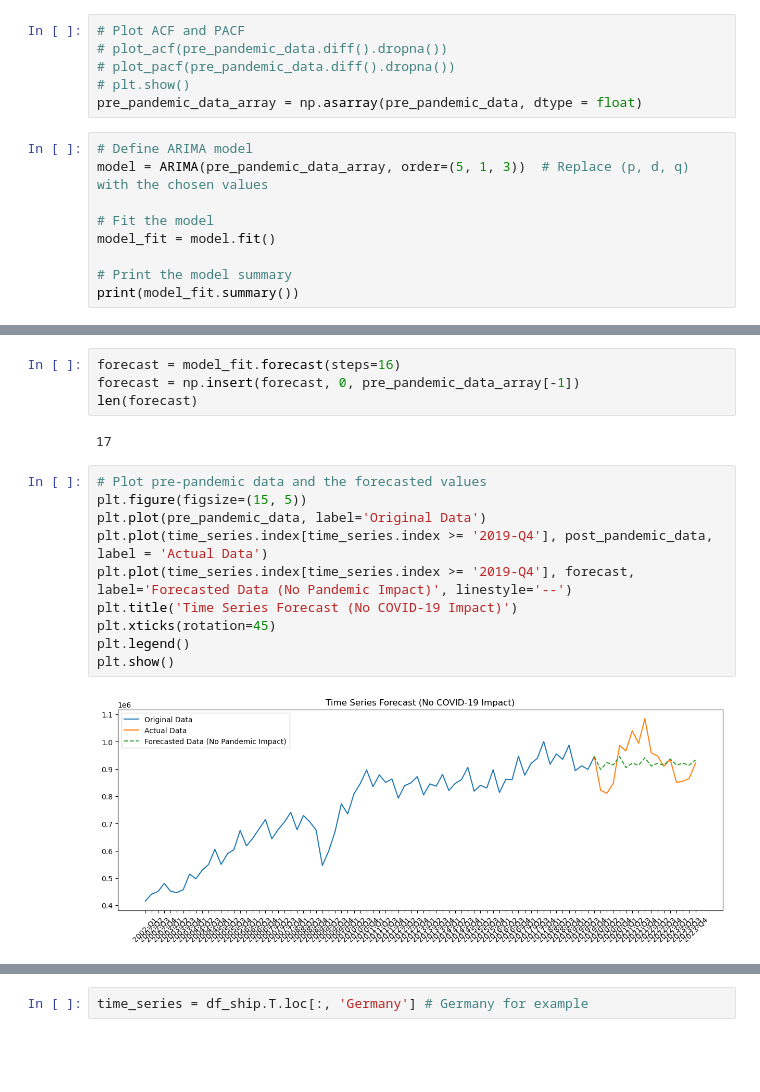
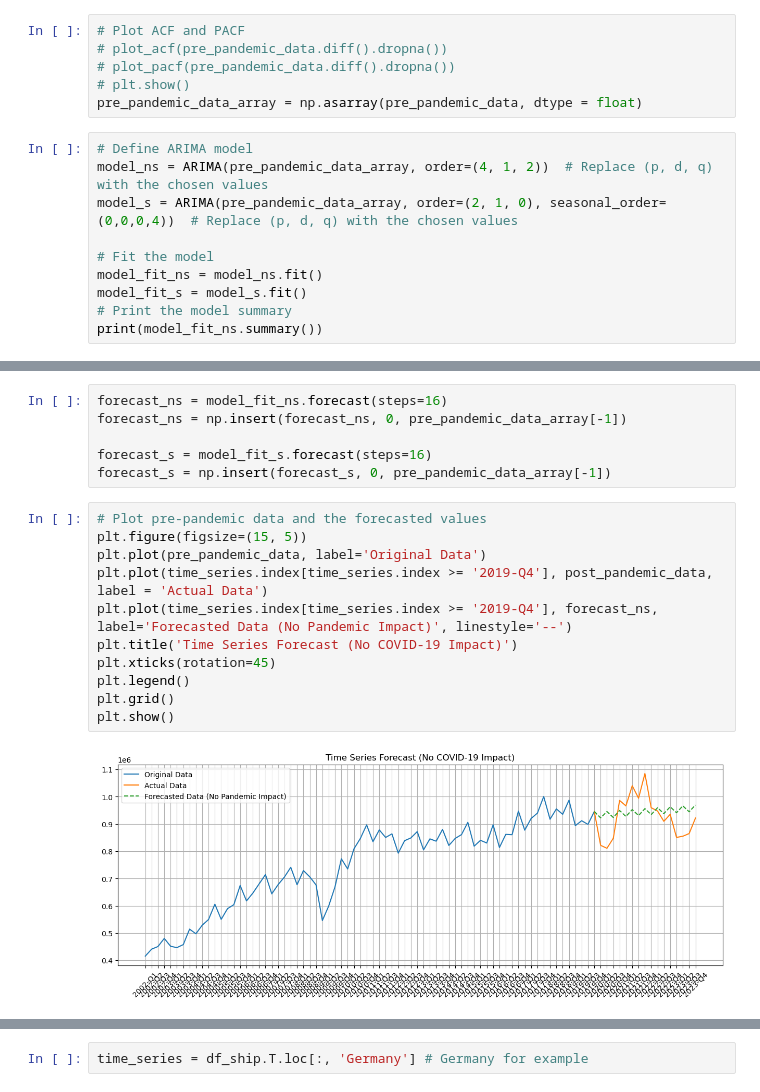
Before and after one commit to YJLinatTILTUD/TIL6022Group8, a Jupyter notebook: forecast.ipynb, the cells around one changed output, grey strips where cells are left out. Cells and saved outputs as stored; diff of their text form; blank space fills up the shorter version.

Commit message:
add seasonal forecast, and fix file names in notebook

```diff
--- a/forecast.ipynb
+++ b/forecast.ipynb
@@ -295,11 +295,12 @@ p-value: 0.004293957157136176
 pre_pandemic_data_array = np.asarray(pre_pandemic_data, dtype = float)
 # %%
 # Define ARIMA model
-model = ARIMA(pre_pandemic_data_array, order=(5, 1, 3))  # Replace (p, d, q) with the chosen values
+model_ns = ARIMA(pre_pandemic_data_array, order=(4, 1, 2))  # Replace (p, d, q) with the chosen values
+model_s = ARIMA(pre_pandemic_data_array, order=(2, 1, 0), seasonal_order=(0,0,0,4))  # Replace (p, d, q) with the chosen values
 
 # Fit the model
-model_fit = model.fit()
-
+model_fit_ns = model_ns.fit()
+model_fit_s = model_s.fit()
 # Print the model summary
-print(model_fit.summary())
+print(model_fit_ns.summary())
 # %% [output]
@@ -324,18 +328,19 @@ Warnings:
 # %%
-forecast = model_fit.forecast(steps=16)
-forecast = np.insert(forecast, 0, pre_pandemic_data_array[-1])
-len(forecast)
+forecast_ns = model_fit_ns.forecast(steps=16)
+forecast_ns = np.insert(forecast_ns, 0, pre_pandemic_data_array[-1])
+
+forecast_s = model_fit_s.forecast(steps=16)
+forecast_s = np.insert(forecast_s, 0, pre_pandemic_data_array[-1])
-# %% [output]
-17
 # %%
 # Plot pre-pandemic data and the forecasted values
 plt.figure(figsize=(15, 5))
 plt.plot(pre_pandemic_data, label='Original Data')
 plt.plot(time_series.index[time_series.index >= '2019-Q4'], post_pandemic_data, label = 'Actual Data')
-plt.plot(time_series.index[time_series.index >= '2019-Q4'], forecast, label='Forecasted Data (No Pandemic Impact)', linestyle='--')
+plt.plot(time_series.index[time_series.index >= '2019-Q4'], forecast_ns, label='Forecasted Data (No Pandemic Impact)', linestyle='--')
 plt.title('Time Series Forecast (No COVID-19 Impact)')
 plt.xticks(rotation=45)
 plt.legend()
+plt.grid()
 plt.show()
 # %% [output]
-[figure, old version]
+[figure, new version]
```
Also changed, not shown: parts of 4 cells of this notebook, 1 other file.
